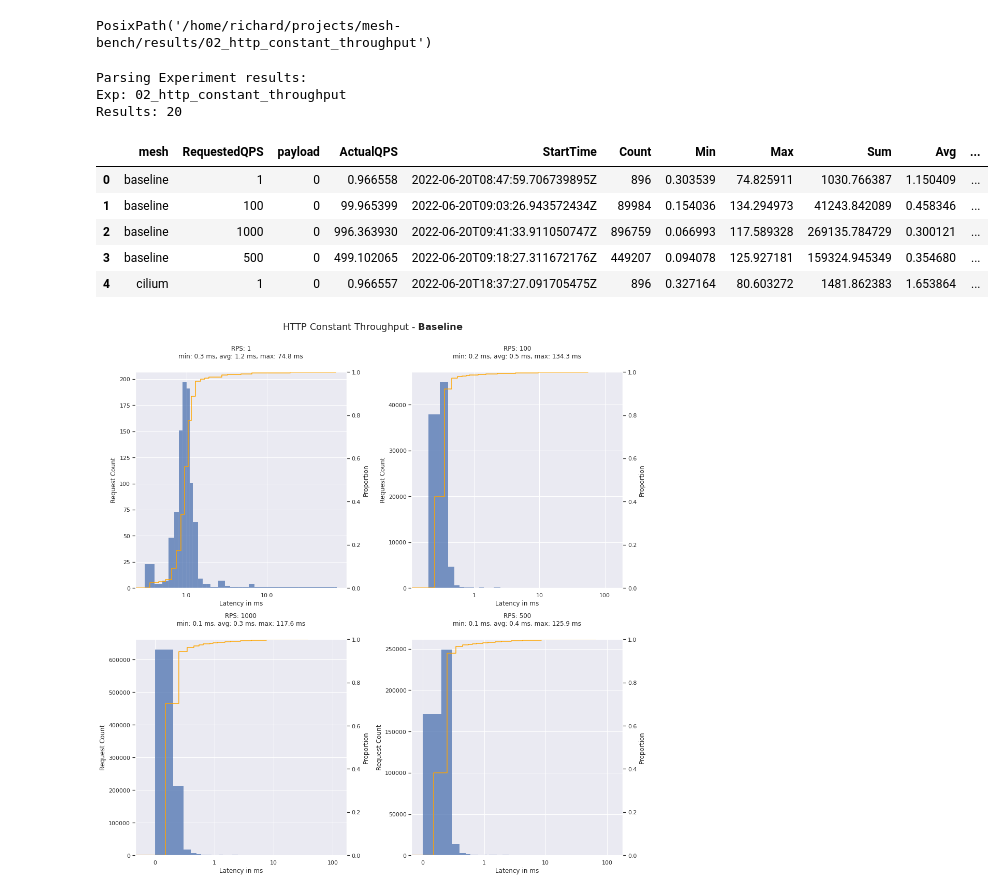
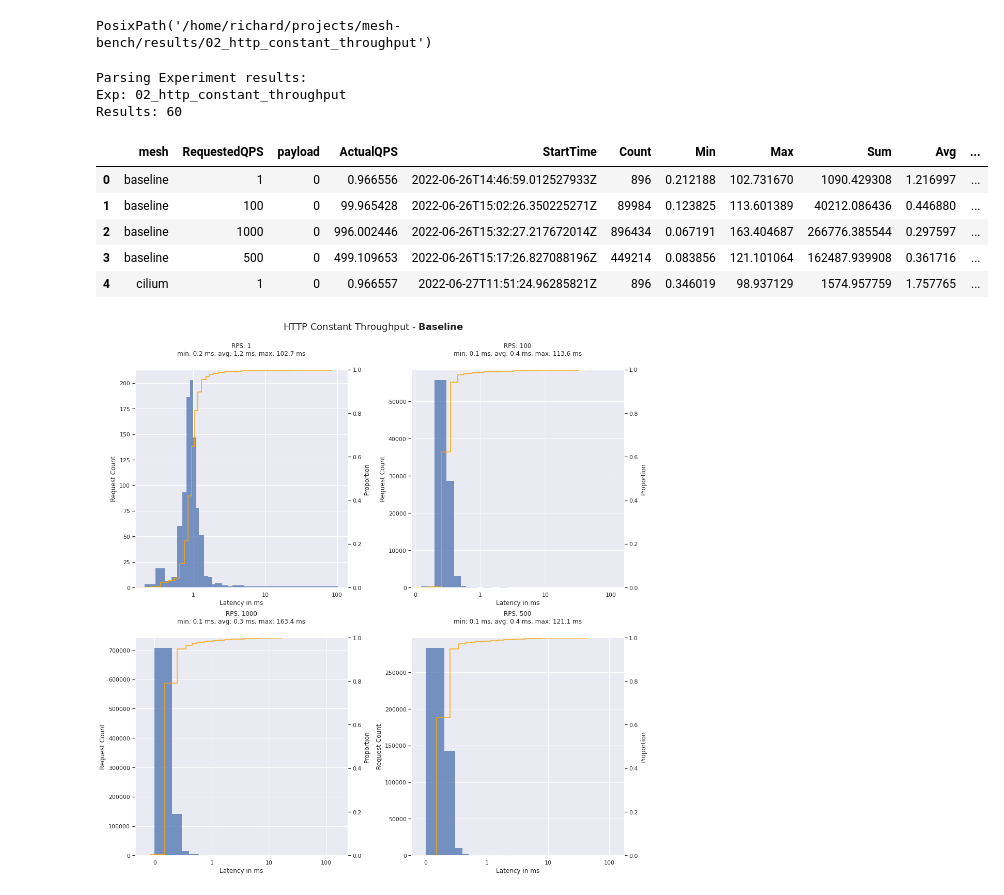
Before and after one commit to RichardBieringa/mesh-bench, a Jupyter notebook: viz/02_http_constant_throughput.ipynb, the cells around one changed output. Drawn from its saved outputs; the diff is of its cells as text; code cells hidden in the pictures.

```diff
--- a/viz/02_http_constant_throughput.ipynb
+++ b/viz/02_http_constant_throughput.ipynb
@@ -105,15 +105,6 @@ Parse all experiment results:
 - Concatenate all data frames where each row represents an observation
 """
 
-# Regex to extra# 0 -> Full match
-# 1 -> Protocol (http/grpc)
-# 2 -> Mesh
-# 3 -> Requested QPS
-# 4 -> Transfer in bytes
-# 5 -> Repetitionct dimensions from the filename
-name_re = re.compile("^([a-z]+)_([a-z]+)_(\d+|MAX)_(\d+)_(\d+).*json$")
-
-
 series = []
 for root, _, files in os.walk(results_dir, topdown=False):
 
@@ -121,48 +112,50 @@ for root, _, files in os.walk(results_dir, topdown=False):
     print(f"Exp: {experiment}\nResults: {len(files)}")
 
     for file in files:
-        # Extract metadata from the result
-        matches = re.match(name_re, file)
+        # Skip resource usage files
+        if not re.match("^(http|grpc).*\.json$", file):
+            continue
 
         # Absolute path of the results file
         p = (pathlib.Path(root) / file).resolve()
 
-        series.append(clean_fortio_results(p))
+        res = clean_fortio_results(p)
+        series.append(res)
 
 df = pd.DataFrame(series)
 
 # Re-order
 df = df[[
     "mesh",
     "RequestedQPS",
     "payload",
     "ActualQPS",
     "StartTime",
     "Count",
     "Min",
     "Max",
     "Sum",
     "Avg",
     "StdDev",
     "counts",
     "percentages",
     "categories",
     "bins",
 ]]
 
 # Sort
 df = df.sort_values(by=["mesh", "RequestedQPS", "payload"], ignore_index=True)
 df.head()
 # %% [output]
 Parsing Experiment results:
 Exp: 02_http_constant_throughput
-Results: 20
+Results: 60
 |  | mesh | RequestedQPS | payload | ActualQPS | StartTime | Count | Min | Max | Sum | Avg | ... |
-| 0 | baseline | 1 | 0 | 0.966558 | 2022-06-20T08:47:59.706739895Z | 896 | 0.303539 | 74.825911 | 1030.766387 | 1.150409 | ... |
-| 1 | baseline | 100 | 0 | 99.965399 | 2022-06-20T09:03:26.943572434Z | 89984 | 0.154036 | 134.294973 | 41243.842089 | 0.458346 | ... |
-| 2 | baseline | 1000 | 0 | 996.363930 | 2022-06-20T09:41:33.911050747Z | 896759 | 0.066993 | 117.589328 | 269135.784729 | 0.300121 | ... |
-| 3 | baseline | 500 | 0 | 499.102065 | 2022-06-20T09:18:27.311672176Z | 449207 | 0.094078 | 125.927181 | 159324.945349 | 0.354680 | ... |
-| 4 | cilium | 1 | 0 | 0.966557 | 2022-06-20T18:37:27.091705475Z | 896 | 0.327164 | 80.603272 | 1481.862383 | 1.653864 | ... |
+| 0 | baseline | 1 | 0 | 0.966556 | 2022-06-26T14:46:59.012527933Z | 896 | 0.212188 | 102.731670 | 1090.429308 | 1.216997 | ... |
+| 1 | baseline | 100 | 0 | 99.965428 | 2022-06-26T15:02:26.350225271Z | 89984 | 0.123825 | 113.601389 | 40212.086436 | 0.446880 | ... |
+| 2 | baseline | 1000 | 0 | 996.002446 | 2022-06-26T15:32:27.217672014Z | 896434 | 0.067191 | 163.404687 | 266776.385544 | 0.297597 | ... |
+| 3 | baseline | 500 | 0 | 499.109653 | 2022-06-26T15:17:26.827088196Z | 449214 | 0.083856 | 121.101064 | 162487.939908 | 0.361716 | ... |
+| 4 | cilium | 1 | 0 | 0.966557 | 2022-06-27T11:51:24.96285821Z | 896 | 0.346019 | 98.937129 | 1574.957759 | 1.757765 | ... |
 # %%
 """
 Plotting of the results
@@ -224,7 +217,7 @@ def create_constant_throughput_figure(mesh: str, color: str) -> plt.figure:
 fig = create_constant_throughput_figure("baseline", "b")
 fig.show()
 # %% [output]
-[figure, old version]
+[figure, new version]
 # %%
 fig = create_constant_throughput_figure("linkerd", "b")
 fig.show()
```
Also changed, not shown: parts of 4 cells of this notebook, 3 other files.
